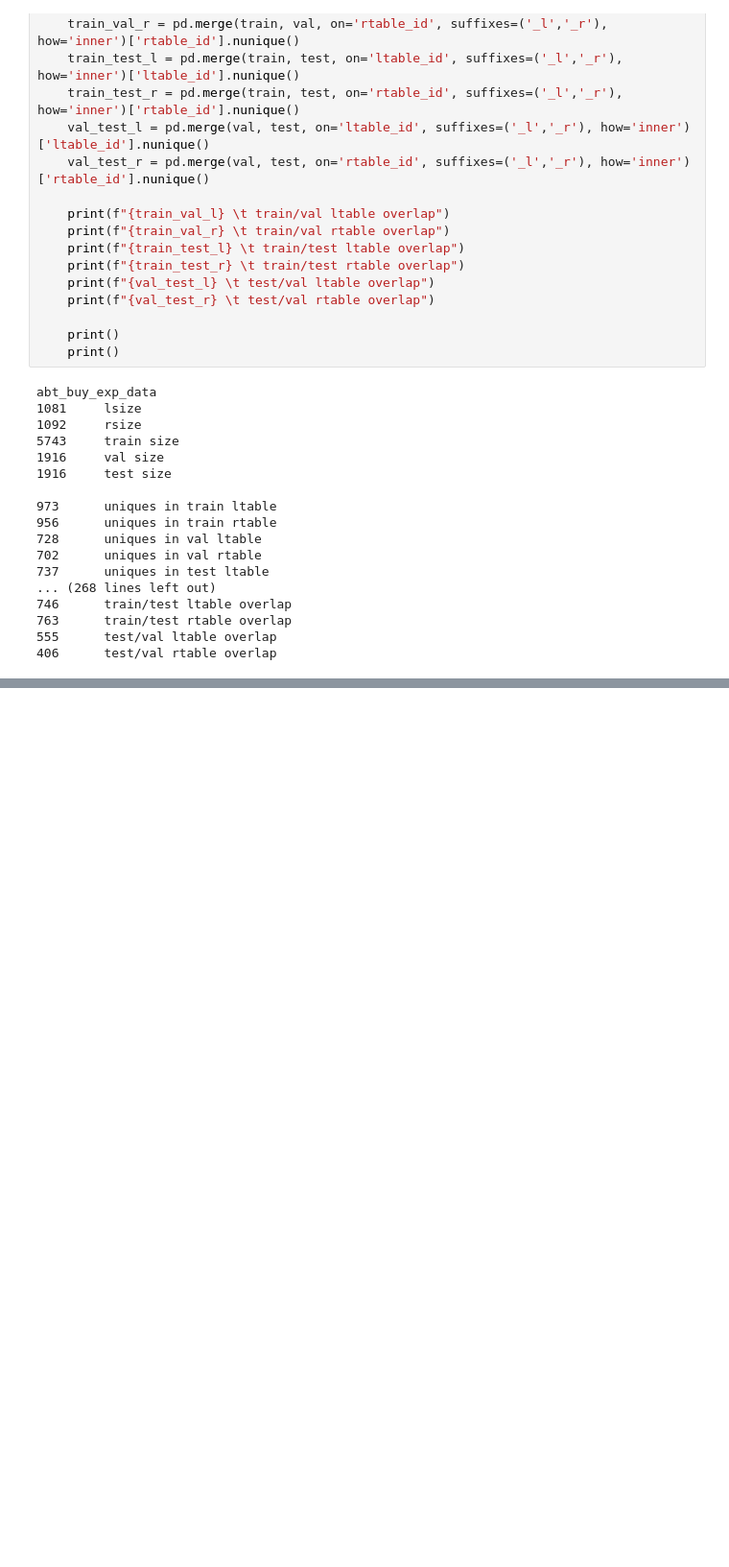
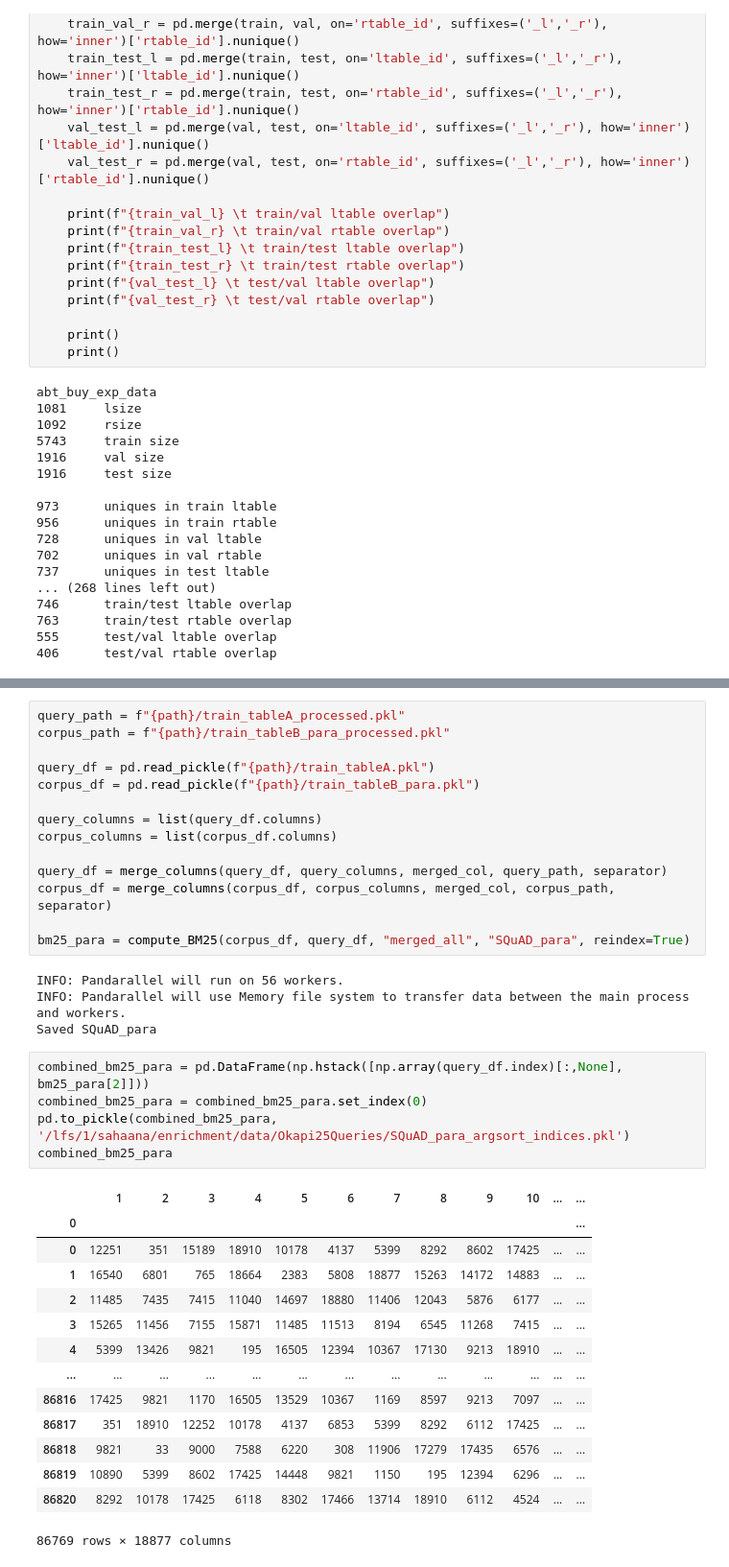
Before and after one commit to sahaana/ember-internal, a Jupyter notebook: notebooks/preprocessing/Reindex, Merge, and Generate BM25.ipynb, the cells around one changed output, grey strips where cells are left out. Shown: that part at 96% size. Cells and saved outputs as stored; diff of their text form; blank space fills up the shorter version.

```diff
--- a/notebooks/preprocessing/Reindex, Merge, and Generate BM25.ipynb
+++ b/notebooks/preprocessing/Reindex, Merge, and Generate BM25.ipynb
@@ -152,0 +290,38 @@ abt_buy_exp_data
+# %%
+query_path = f"{path}/train_tableA_processed.pkl"
+corpus_path = f"{path}/train_tableB_para_processed.pkl"
+
+query_df = pd.read_pickle(f"{path}/train_tableA.pkl")
+corpus_df = pd.read_pickle(f"{path}/train_tableB_para.pkl")
+
+query_columns = list(query_df.columns)
+corpus_columns = list(corpus_df.columns)
+
+query_df = merge_columns(query_df, query_columns, merged_col, query_path, separator)
+corpus_df = merge_columns(corpus_df, corpus_columns, merged_col, corpus_path, separator)
+
+bm25_para = compute_BM25(corpus_df, query_df, "merged_all", "SQuAD_para", reindex=True)
+# %% [output]
+INFO: Pandarallel will run on 56 workers.
+INFO: Pandarallel will use Memory file system to transfer data between the main process and workers.
+Saved SQuAD_para
+# %%
+combined_bm25_para = pd.DataFrame(np.hstack([np.array(query_df.index)[:,None], bm25_para[2]]))
+combined_bm25_para = combined_bm25_para.set_index(0)
+pd.to_pickle(combined_bm25_para, '/lfs/1/sahaana/enrichment/data/Okapi25Queries/SQuAD_para_argsort_indices.pkl')
+combined_bm25_para
+# %% [output]
+|  | 1 | 2 | 3 | 4 | 5 | 6 | 7 | 8 | 9 | 10 | ... | ... |
+| 0 |  |  |  |  |  |  |  |  |  |  |  | ... |
+| 0 | 12251 | 351 | 15189 | 18910 | 10178 | 4137 | 5399 | 8292 | 8602 | 17425 | ... | ... |
+| 1 | 16540 | 6801 | 765 | 18664 | 2383 | 5808 | 18877 | 15263 | 14172 | 14883 | ... | ... |
+| 2 | 11485 | 7435 | 7415 | 11040 | 14697 | 18880 | 11406 | 12043 | 5876 | 6177 | ... | ... |
+| 3 | 15265 | 11456 | 7155 | 15871 | 11485 | 11513 | 8194 | 6545 | 11268 | 7415 | ... | ... |
+| 4 | 5399 | 13426 | 9821 | 195 | 16505 | 12394 | 10367 | 17130 | 9213 | 18910 | ... | ... |
+| ... | ... | ... | ... | ... | ... | ... | ... | ... | ... | ... | ... | ... |
+| 86816 | 17425 | 9821 | 1170 | 16505 | 13529 | 10367 | 1169 | 8597 | 9213 | 7097 | ... | ... |
+| 86817 | 351 | 18910 | 12252 | 10178 | 4137 | 6853 | 5399 | 8292 | 6112 | 17425 | ... | ... |
+| 86818 | 9821 | 33 | 9000 | 7588 | 6220 | 308 | 11906 | 17279 | 17435 | 6576 | ... | ... |
+| 86819 | 10890 | 5399 | 8602 | 17425 | 14448 | 9821 | 1150 | 195 | 12394 | 6296 | ... | ... |
+| 86820 | 8292 | 10178 | 17425 | 6118 | 8302 | 17466 | 13714 | 18910 | 6112 | 4524 | ... | ... |
+86769 rows × 18877 columns
```
Also changed, not shown: parts of 25 cells of this notebook, 12 other files.
